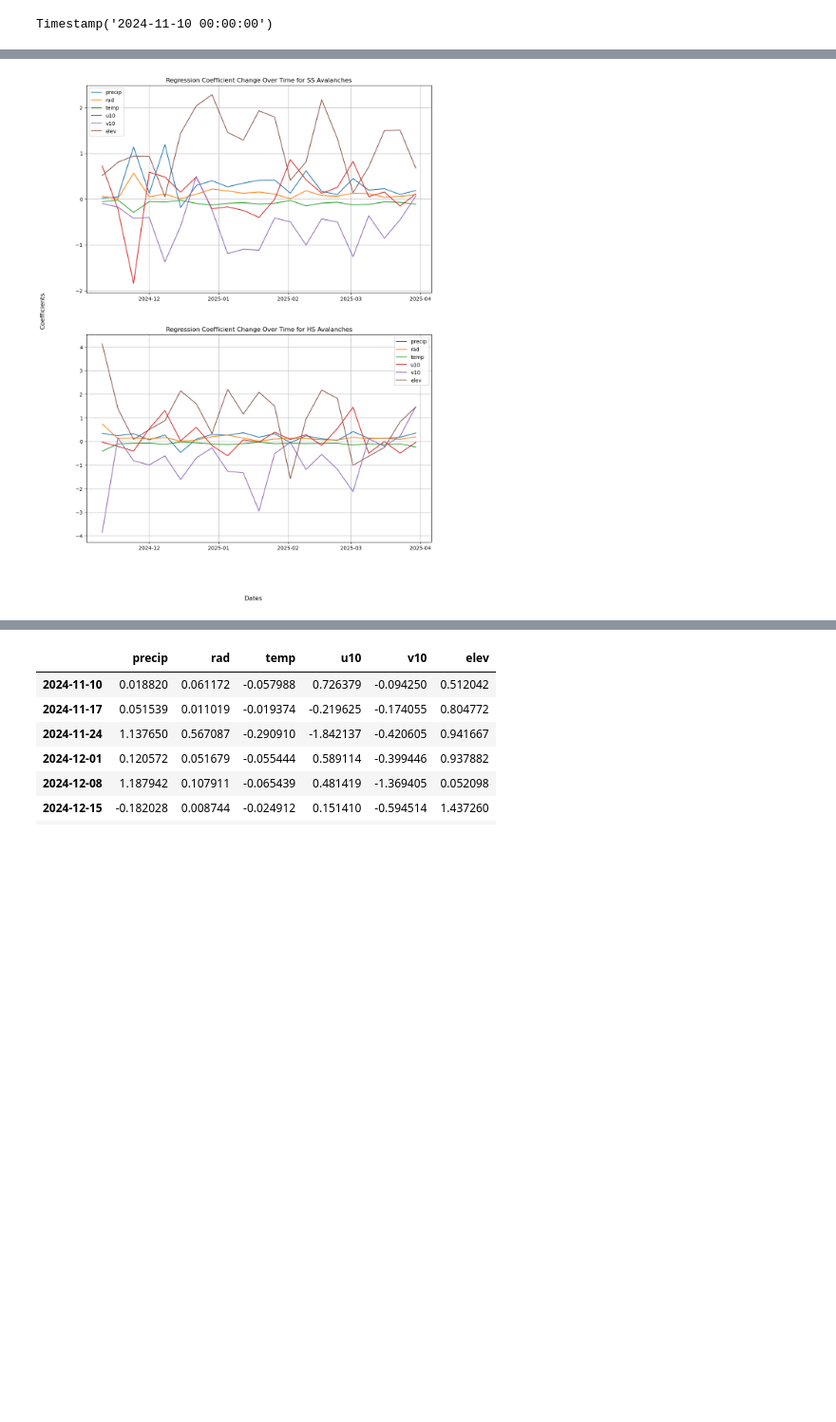
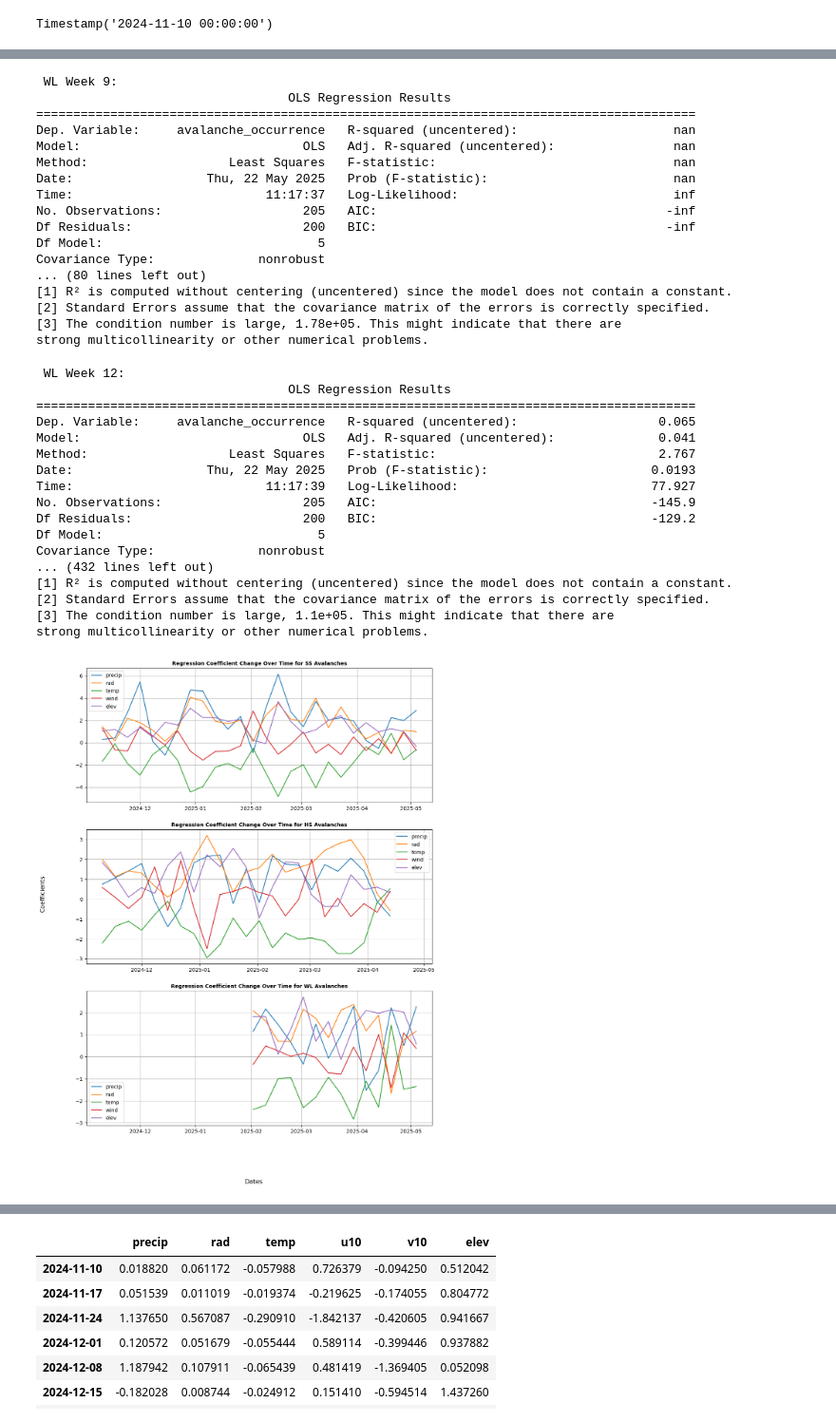
Before and after one commit to joeyh0/DRP_Spr2025, a Jupyter notebook: Scripts/Week5.ipynb, the cells around one changed output, grey strips where cells are left out. Shown at 95% size. Cells and saved outputs as stored; diff of their text form; code cells hidden in the pictures; blank space fills up the shorter version.

Commit message:
week 7

```diff
--- a/Scripts/Week5.ipynb
+++ b/Scripts/Week5.ipynb
@@ -218,3 +223,8 @@ find_surrounding_cells(42, 20, 45, 29)
  (43, 19),
  (43, 20),
  (43, 21)]
+# %%
+lon_edges = np.arange(-100.5, -111.5 - 0.25, -0.25)
+lat_edges = np.arange(35.5, 42.5 + 0.25, 0.25)
+
+lon_edges
@@ -304,7 +322,6 @@ for week, group in weekly_groups:
 # %%
-accum_data = xr.open_dataset("../Data/24_25_accum.nc")
-inst_data = xr.open_dataset("../Data/24_25_instant.nc")
+accum_data = xr.open_dataset("../Data/24_25_accum1.nc")
+inst_data = xr.open_dataset("../Data/24_25_instant1.nc")
 
 accum_data
-inst_data
 # %% [output]
@@ -370,2 +372,0 @@ Coordinates:
-# %%
-df = pd.DataFrame({'avalanche_count': aval_count, 'precip': weekly_tp, 'rad': weekly_ssrd, 'temp': weekly_tp, 'u10': weekly_u10, 'v10': weekly_v10, 'elev': elev_by_cell})
@@ -395,3 +421,6 @@ array([[[6.48212433e-03, 6.42299652e-03, 6.24608994e-03, ...,
     units:                                    m
     standard_name:                            unknown
     GRIB_surface:                             0.0
+# %%
+weekly_wind = np.sqrt((weekly_u10 ** 2) + (weekly_v10 ** 2))
+weekly_wind
@@ -465,20 +484,19 @@ yes
 # %%
-fig, (ax1, ax2) = plt.subplots(2, 1, figsize=(12, 16))
+fig, (ax1, ax2, ax3) = plt.subplots(3, 1, figsize=(12, 16))
 fig.supxlabel('Dates')
 fig.supylabel('Coefficients')
 col_names = []
 for week, group in weekly_groups:
     col_names.append(week)
 
-for axis, aval_type in zip([ax1, ax2], [' SS', ' HS']):
+for axis, aval_type in zip([ax1, ax2, ax3], [' SS', ' HS', ' WL']):
     params = []
     for i in range(len(weekly_groups)):
         avalanche_count = []
         precip_by_cell = []
         rad_by_cell = []
         temp_by_cell = []
-        u10_by_cell = []
-        v10_by_cell = []
+        wind_by_cell =[]
         for week, group in weekly_groups:
             if week == week_timestamp[i]:
                 group = group[group["Type"] == aval_type]
@@ -492,28 +510,29 @@ for axis, aval_type in zip([ax1, ax2], [' SS', ' HS']):
                     precip_by_cell.append(weekly_tp.sel(valid_time=week_label[i], latitude=lat_edges[lat], longitude=lon_edges[lon], method='nearest').item())
                     rad_by_cell.append(weekly_ssrd.sel(valid_time=week_label[i], latitude=lat_edges[lat], longitude=lon_edges[lon], method='nearest').item())
                     temp_by_cell.append(weekly_temp.sel(valid_time=week_label[i], latitude=lat_edges[lat], longitude=lon_edges[lon], method='nearest').item())
-                    u10_by_cell.append(weekly_u10.sel(valid_time=week_label[i], latitude=lat_edges[lat], longitude=lon_edges[lon], method='nearest').item())
-                    v10_by_cell.append(weekly_v10.sel(valid_time=week_label[i], latitude=lat_edges[lat], longitude=lon_edges[lon], method='nearest').item())
-
-        df = pd.DataFrame({'avalanche_count': avalanche_count, 'precip': precip_by_cell, 'rad': rad_by_cell, 'temp': temp_by_cell, 'u10': u10_by_cell, 'v10': v10_by_cell, 'elev': elev_by_cell})
+                    wind_by_cell.append(weekly_wind.sel(valid_time=week_label[i], latitude=lat_edges[lat], longitude=lon_edges[lon], method='nearest').item())
+        df = pd.DataFrame({'avalanche_count': avalanche_count, 'precip': precip_by_cell, 'rad': rad_by_cell, 'temp': temp_by_cell, 'wind': wind_by_cell,'elev': elev_by_cell})
         df['rad'] /= 3600
         df['elev'] /= 1000
 
         df['avalanche_occurrence'] = (df['avalanche_count'] >= 1).astype(int)
 
-        logistic_model = sm.Logit(df['avalanche_occurrence'], df[['precip', 'rad', 'temp', 'u10', 'v10', 'elev']]).fit()
+        logistic_model = sm.OLS(df['avalanche_occurrence'], df[['precip', 'rad', 'temp', 'wind', 'elev']]).fit()
+
         print(aval_type + " Week " + str(i) + ":")
         print(logistic_model.summary())
-        params.append(logistic_model.params)
+        params.append(logistic_model.tvalues)
 
     df_2 = pd.concat(params, axis = 1)
     df_2.columns = col_names
     df_2 = df_2.T
-    df_2["precip"] = df_2["precip"] / 1000
-    for row_name in ['precip', 'rad', 'temp', 'u10', 'v10', 'elev']:
+    #df_2["precip"] = df_2["precip"] / 1000
+    for row_name in ['precip', 'rad', 'temp', 'wind', 'elev']:
         axis.plot(df_2.index, df_2[row_name], label=row_name)
 
-    axis.set_title('Regression Coefficient Change Over Time for' + aval_type + ' Avalanches')
+    axis.set_title('Regression Coefficient Change Over Time for' + aval_type + ' Avalanches', fontsize=10, fontweight='bold')
     axis.legend()
     axis.grid(True)
+
+# plt.savefig('coefficient_change.png')
 # %% [output]
@@ -571 +624,35 @@ elev           1.4541      1.042      1.396      0.163      -0.587       3.496
+ WL Week 9:
+                                  OLS Regression Results
+=========================================================================================
+Dep. Variable:     avalanche_occurrence   R-squared (uncentered):                     nan
+Model:                              OLS   Adj. R-squared (uncentered):                nan
+Method:                   Least Squares   F-statistic:                                nan
+Date:                  Thu, 22 May 2025   Prob (F-statistic):                         nan
+Time:                          11:17:37   Log-Likelihood:                             inf
+No. Observations:                   205   AIC:                                       -inf
+Df Residuals:                       200   BIC:                                       -inf
+Df Model:                             5
+Covariance Type:              nonrobust
+... (80 lines left out)
+[1] R² is computed without centering (uncentered) since the model does not contain a constant.
+[2] Standard Errors assume that the covariance matrix of the errors is correctly specified.
+[3] The condition number is large, 1.78e+05. This might indicate that there are
+strong multicollinearity or other numerical problems.
+ WL Week 12:
+                                  OLS Regression Results
+=========================================================================================
+Dep. Variable:     avalanche_occurrence   R-squared (uncentered):                   0.065
+Model:                              OLS   Adj. R-squared (uncentered):              0.041
+Method:                   Least Squares   F-statistic:                              2.767
+Date:                  Thu, 22 May 2025   Prob (F-statistic):                      0.0193
+Time:                          11:17:39   Log-Likelihood:                          77.927
+No. Observations:                   205   AIC:                                     -145.9
+Df Residuals:                       200   BIC:                                     -129.2
+Df Model:                             5
+Covariance Type:              nonrobust
+... (432 lines left out)
+[1] R² is computed without centering (uncentered) since the model does not contain a constant.
+[2] Standard Errors assume that the covariance matrix of the errors is correctly specified.
+[3] The condition number is large, 1.1e+05. This might indicate that there are
+strong multicollinearity or other numerical problems.
-[figure, old version]
+[figure, new version]
```
Also changed, not shown: parts of 26 cells of this notebook, 13 other files.
